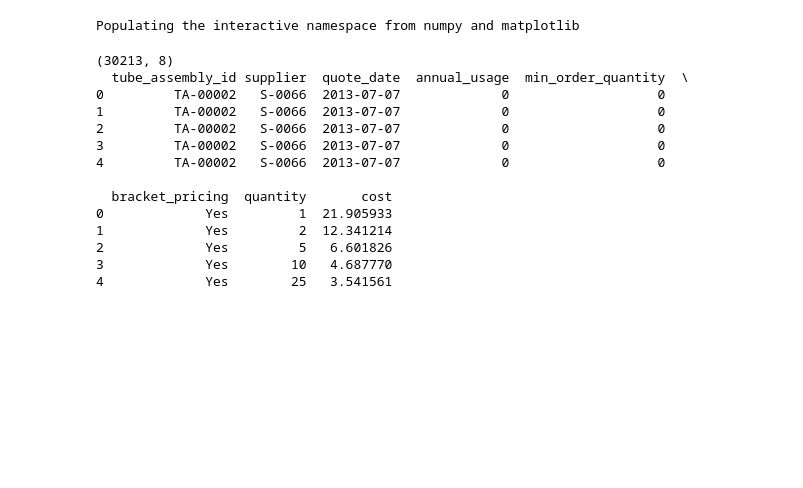
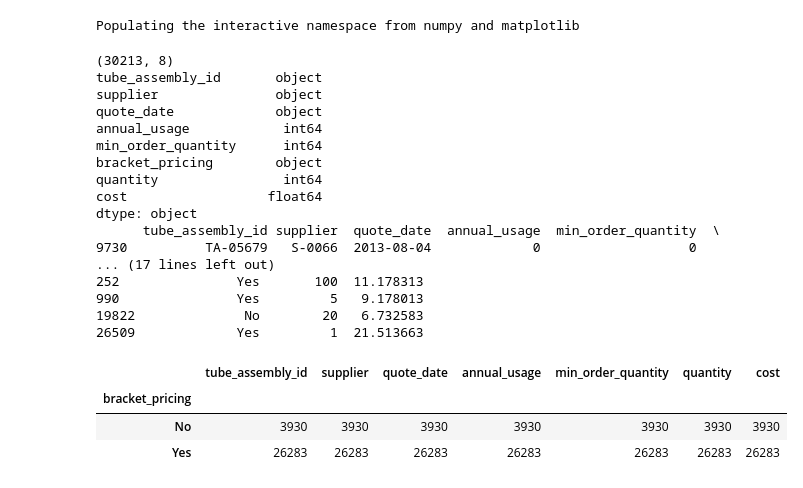
Before and after one commit to timmyshen/Cat_Tube, a Jupyter notebook: train_set.ipynb, the cells around one changed output. Cells and saved outputs as stored; diff of their text form; code cells hidden in the pictures; blank space fills up the shorter version.

```diff
--- a/train_set.ipynb
+++ b/train_set.ipynb
@@ -7,22 +7,33 @@ Populating the interactive namespace from numpy and matplotlib
 train_set = pd.read_csv('./competition_data/train_set.csv')
 # %%
 print train_set.shape
-print train_set.head()
+print train_set.dtypes
+print train_set.sample(10, random_state=0)
 # %% [output]
 (30213, 8)
-  tube_assembly_id supplier  quote_date  annual_usage  min_order_quantity  \
-0         TA-00002   S-0066  2013-07-07             0                   0
-1         TA-00002   S-0066  2013-07-07             0                   0
-2         TA-00002   S-0066  2013-07-07             0                   0
-3         TA-00002   S-0066  2013-07-07             0                   0
-4         TA-00002   S-0066  2013-07-07             0                   0
-
-  bracket_pricing  quantity       cost
-0             Yes         1  21.905933
-1             Yes         2  12.341214
-2             Yes         5   6.601826
-3             Yes        10   4.687770
-4             Yes        25   3.541561
+tube_assembly_id       object
+supplier               object
+quote_date             object
+annual_usage            int64
+min_order_quantity      int64
+bracket_pricing        object
+quantity                int64
+cost                  float64
+dtype: object
+      tube_assembly_id supplier  quote_date  annual_usage  min_order_quantity  \
+9730          TA-05679   S-0066  2013-08-04             0                   0
+... (17 lines left out)
+252               Yes       100  11.178313
+990               Yes         5   9.178013
+19822              No        20   6.732583
+26509             Yes         1  21.513663
+# %%
+train_set.groupby('bracket_pricing').count()
+# %% [output]
+|  | tube_assembly_id | supplier | quote_date | annual_usage | min_order_quantity | quantity | cost |
+| bracket_pricing |  |  |  |  |  |  |  |
+| No | 3930 | 3930 | 3930 | 3930 | 3930 | 3930 | 3930 |
+| Yes | 26283 | 26283 | 26283 | 26283 | 26283 | 26283 | 26283 |
 # %%
 train_set_supplier_dummies = pd.get_dummies(train_set, columns=['supplier'])
 # %%
```
Also changed, not shown: parts of 4 cells of this notebook, 4 other files.
